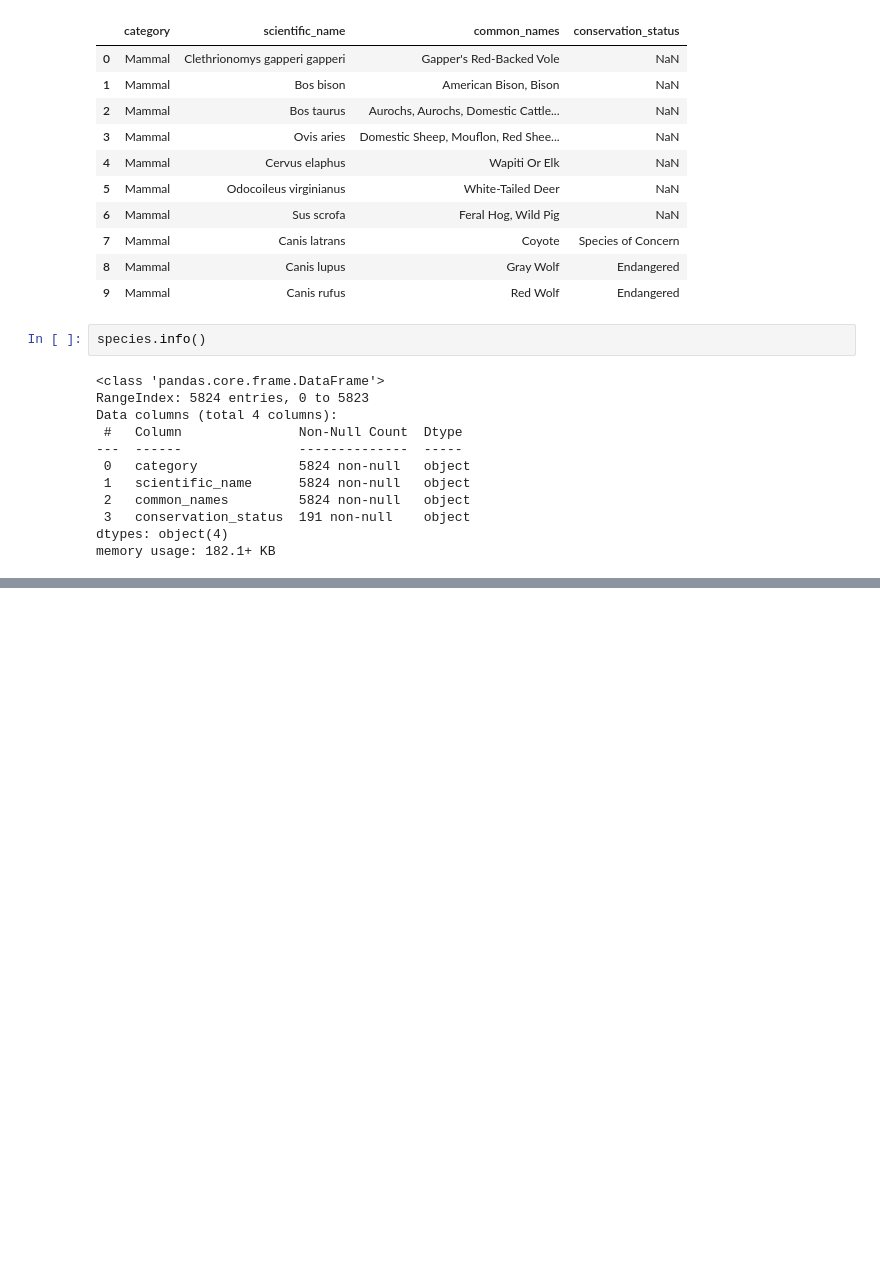
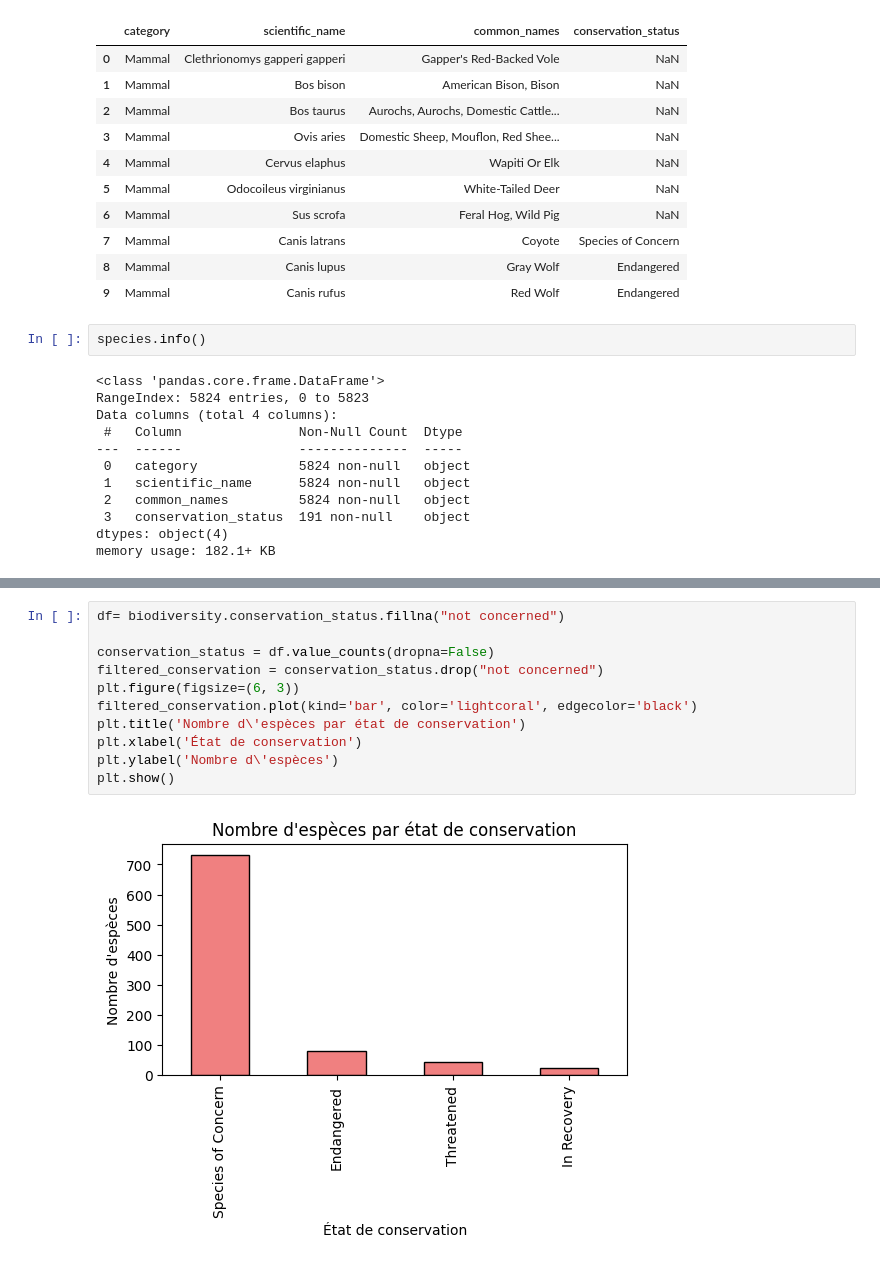
Before and after one commit to mamadou288/biodeversity_analysis, a Jupyter notebook: biodiversity.ipynb, the cells around one changed output, grey strips where cells are left out. Cells and saved outputs as stored; diff of their text form; blank space fills up the shorter version.

```diff
--- a/biodiversity.ipynb
+++ b/biodiversity.ipynb
@@ -58,0 +121,13 @@ species.category.nunique()
+# %%
+df= biodiversity.conservation_status.fillna("not concerned")
+
+conservation_status = df.value_counts(dropna=False)
+filtered_conservation = conservation_status.drop("not concerned")
+plt.figure(figsize=(6, 3))
+filtered_conservation.plot(kind='bar', color='lightcoral', edgecolor='black')
+plt.title('Nombre d\'espèces par état de conservation')
+plt.xlabel('État de conservation')
+plt.ylabel('Nombre d\'espèces')
+plt.show()
+# %% [output]
+[figure, added]
```
Also changed, not shown: parts of 8 cells of this notebook.
